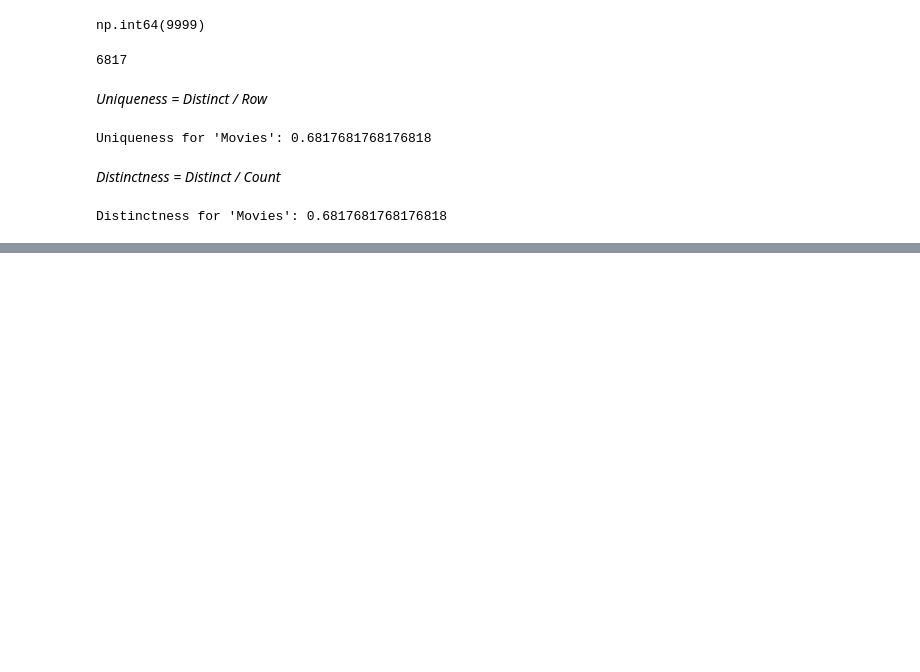
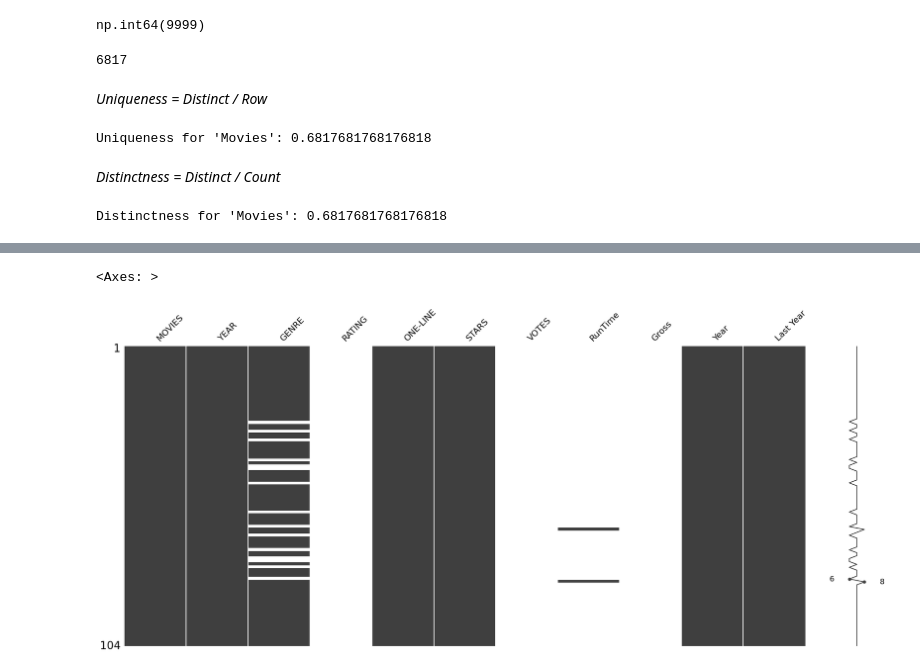
Before and after one commit to lukamath/DIQ_Project, a Jupyter notebook: DIQ_Project_10104067_LM-00.ipynb, the cells around one changed output, grey strips where cells are left out. Cells and saved outputs as stored; diff of their text form; code cells hidden in the pictures; blank space fills up the shorter version.

Commit message:
finished Missing Value Handling

```diff
--- a/DIQ_Project_10104067_LM-00.ipynb
+++ b/DIQ_Project_10104067_LM-00.ipynb
@@ -923,0 +263,2 @@ mno.matrix(MOVIES)
+# %%
+MOVIES['YEAR']=MOVIES['YEAR'].str.replace(r'[()]', '', regex=True)
@@ -923,0 +281,11 @@ mno.matrix(MOVIES)
+# %%
+# def safe_split(x):
+#     if pd.isna(x) or '–' not in str(x):
+#         return [x, None]
+#     return x.split('–', 1)
+
+# MOVIES[['Year1','Last Year']] = MOVIES['YEAR'].apply(safe_split).apply(pd.Series)
+
+#Add two columns generated from the split function
+MOVIES[['Year','Last Year']]=MOVIES.YEAR.str.split('–', n=1, expand=True)
+MOVIES
@@ -923,0 +306,4 @@ mno.matrix(MOVIES)
+# %%
+MOVIES['Last Year'] = MOVIES['Last Year'].replace([' ',None, np.nan], 0)
+# MOVIES['Last Year'] = MOVIES['Last Year'].fillna('0')
+MOVIES
@@ -923,0 +385,7 @@ mno.matrix(MOVIES)
+# %%
+# Filter rows where 'Year' contains only non-numeric characters
+non_numeric_years = MOVIES[MOVIES['Year'].str.match(r'^[^0-9]+$', na=False)]
+
+print(non_numeric_years['MOVIES'])
+# print(non_numeric_years)
+print(non_numeric_years['Year'])
@@ -923,0 +432,7 @@ mno.matrix(MOVIES)
+# %%
+#Check presence of null in non_numeric_years to decide if to drop or not
+import missingno as msno
+msno.matrix(non_numeric_years)
+# %% [output]
+<Axes: >
+[figure, added]
```
Also changed, not shown: parts of 145 cells of this notebook.
